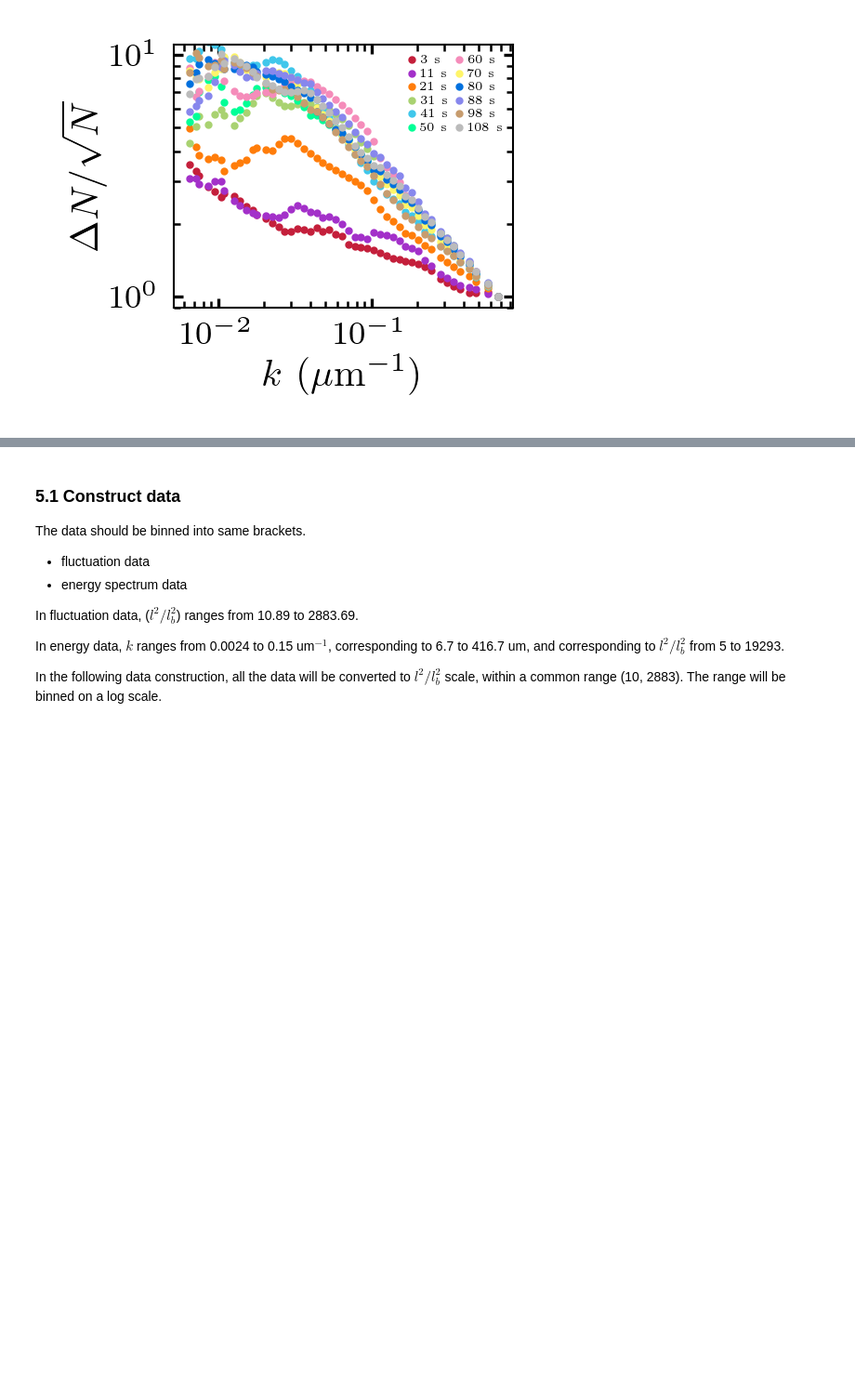
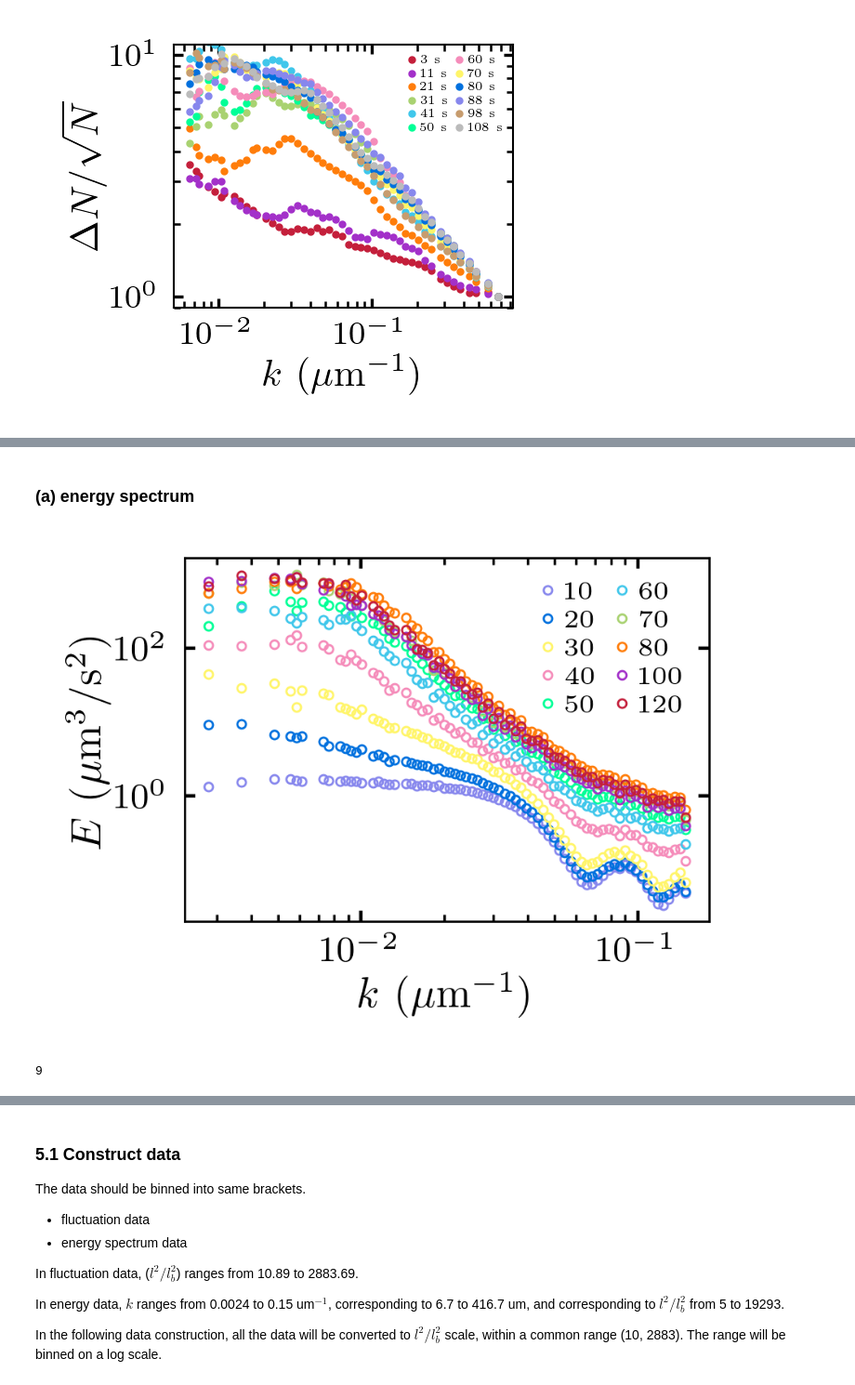
Before and after one commit to ZLoverty/Python, a Jupyter notebook: Correlation/src/fig-5_energy-spectrum.ipynb, the cells around one changed output, grey strips where cells are left out. Shown at 93% size. Saved outputs shown, nothing was run; the diff lists cells and outputs as text; code cells hidden in the pictures; blank space fills up the shorter version.

```diff
--- a/Correlation/src/fig-5_energy-spectrum.ipynb
+++ b/Correlation/src/fig-5_energy-spectrum.ipynb
@@ -633,0 +646,2 @@ def plot_std(k_data, seg_length, tlim=None, xlim=None, lb=10, mpp=0.33, fps=10,
+# %% [markdown]
+### (a) energy spectrum
@@ -633,0 +652,59 @@ def plot_std(k_data, seg_length, tlim=None, xlim=None, lb=10, mpp=0.33, fps=10,
+# %%
+data_list = []
+fig, ax = plt.subplots(figsize=(2.4, 1.8), dpi=400)
+count1 = -1
+for c, f, s in zip(conc[::-1], folders[::-1], sample_num[::-1]):
+    count1 += 1
+    if c == 85:
+        continue
+    summary = pd.read_csv(os.path.join(r'E:\moreData', f, r'energy_spectrum_10\summary.csv')).set_index('k')
+    for count, num in enumerate(s):
+        temp_data = summary.loc[summary['sample'].astype('int')==num]
+        if count == 0:
+            data = temp_data
+        else:
+            data += temp_data
+    data /= count + 1
+    x, y = xy_bin(data.index, data.E)
+    ###########################################
+    # log_bin() bins data to a set of evenly distributed xo in logspace
+    # the data in each bin are averages of yo in that bin, these are the output of log_bin(), x and y given above
+    # However, we noticed that the 1D energy spectrum should actually be the sum of 2D energy spectrum in a ring with fixed width dk.
+    # This sum can also be written as mean*area(or circumference 2*pi*k, given constant width dk)
+    # Here, the circumference is 2*pi*k, where k is x in the code
+    # so the following line reflect this modification
+    y *= 2*np.pi*x
+    ######################################
+
+    data_list.append(np.stack([x, y], axis=1))
+
+    ###########################################
+    # Cut off the data x > 0.15
+    xx = x[x<0.15]
+    yy = y[x<0.15]
+    ###########################################
+
+    ax.plot(xx, yy, label=str(c), ls='', marker='o', markersize=2, mec=wowcolor(color_dict[str(c)]),
+           mew=0.5, mfc=(0,0,0,0))
+
+ax.legend(loc='upper right', ncol=2, fontsize=6)
+ax.loglog()
+
+# guide eye
+# x = np.array([0.02, 0.05])
+# y = x ** (-9/3) * 2e4
+# plt.plot(x, y, color='black', ls='--', lw=0.3)
+# plt.text(x[0], y[0], '-3', {'fontsize':3})
+
+ax.set_xlabel('$k$ ($\mu$m$^{-1}$)')
+ax.set_ylabel('$E$ ($\mu$m$^3$/s$^2$)')
+
+plt.tight_layout()
+
+fig.savefig(r'C:\Users\liux3141\Google Drive\Research projects\DF\Figures\energy-spectrum\energy-spectrum.pdf')
+# %% [output]
+[figure, added]
+# %%
+color_dict[str(c)]
+# %% [output]
+9
```
Also changed, not shown: parts of 34 cells of this notebook.
